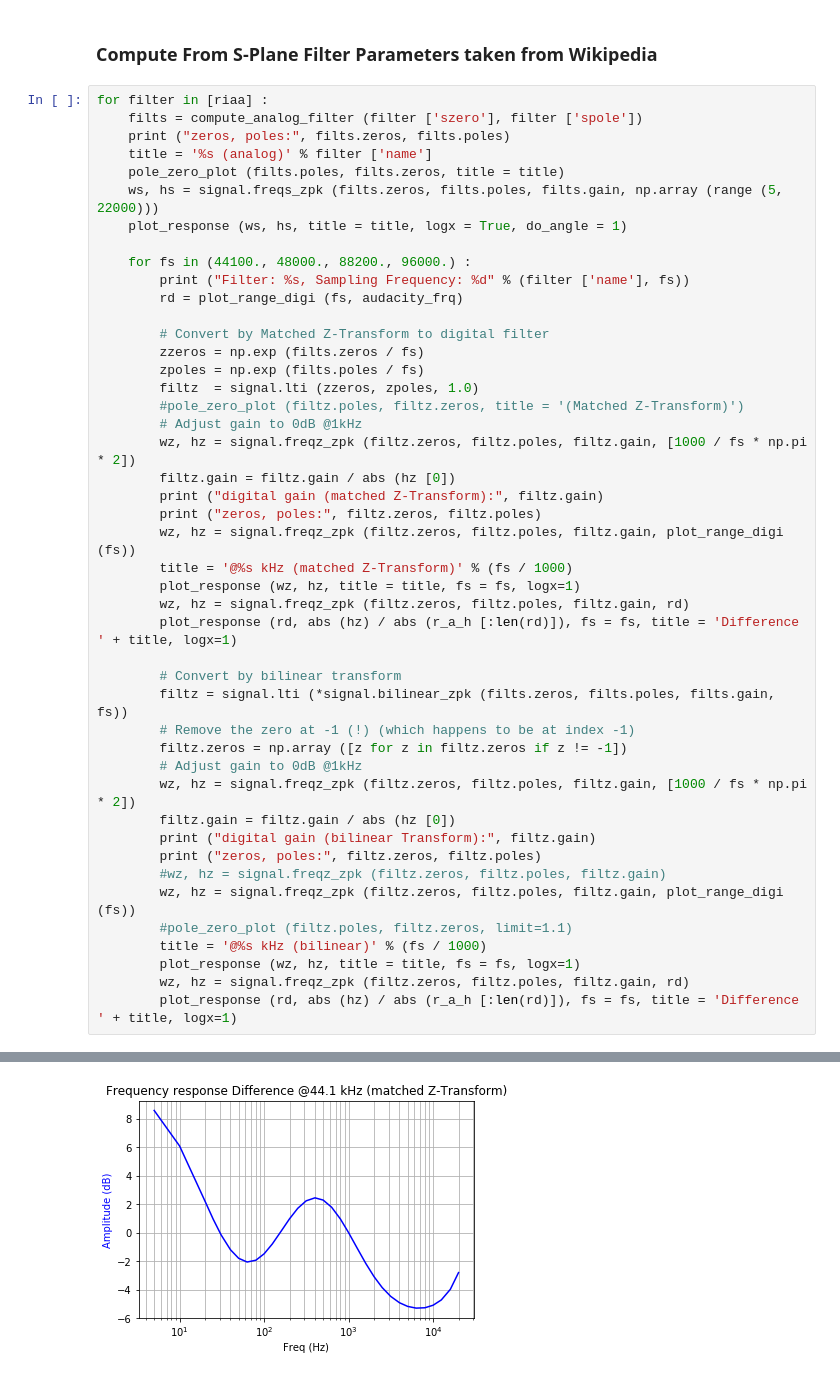
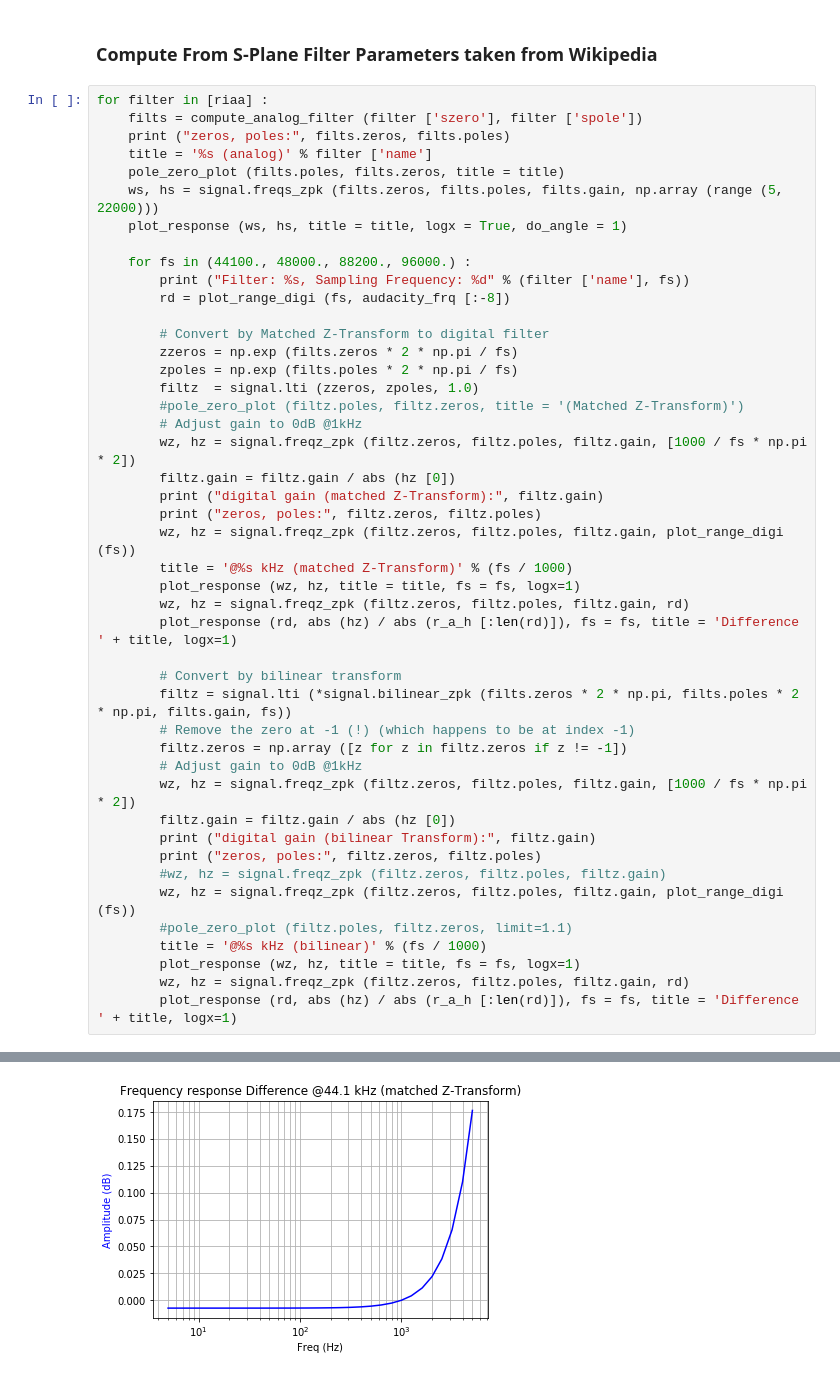
Before and after one commit to schlatterbeck/filter-optimizer, a Jupyter notebook: RIAA.ipynb, the cells around one changed output, grey strips where cells are left out. Cells and saved outputs as stored; diff of their text form.

Commit message:
Correction by 2*pi on creation of digi filter

```diff
--- a/RIAA.ipynb
+++ b/RIAA.ipynb
@@ -528,11 +528,11 @@ for filter in [riaa] :
 
     for fs in (44100., 48000., 88200., 96000.) :
         print ("Filter: %s, Sampling Frequency: %d" % (filter ['name'], fs))
-        rd = plot_range_digi (fs, audacity_frq)
+        rd = plot_range_digi (fs, audacity_frq [:-8])
 
         # Convert by Matched Z-Transform to digital filter
-        zzeros = np.exp (filts.zeros / fs)
-        zpoles = np.exp (filts.poles / fs)
+        zzeros = np.exp (filts.zeros * 2 * np.pi / fs)
+        zpoles = np.exp (filts.poles * 2 * np.pi / fs)
         filtz  = signal.lti (zzeros, zpoles, 1.0)
         #pole_zero_plot (filtz.poles, filtz.zeros, title = '(Matched Z-Transform)')
         # Adjust gain to 0dB @1kHz
@@ -547,7 +547,7 @@ for filter in [riaa] :
         plot_response (rd, abs (hz) / abs (r_a_h [:len(rd)]), fs = fs, title = 'Difference ' + title, logx=1)
 
         # Convert by bilinear transform
-        filtz = signal.lti (*signal.bilinear_zpk (filts.zeros, filts.poles, filts.gain, fs))
+        filtz = signal.lti (*signal.bilinear_zpk (filts.zeros * 2 * np.pi, filts.poles * 2 * np.pi, filts.gain, fs))
         # Remove the zero at -1 (!) (which happens to be at index -1)
         filtz.zeros = np.array ([z for z in filtz.zeros if z != -1])
         # Adjust gain to 0dB @1kHz
@@ -573 +573 @@ zeros, poles: [0.98871524] [0.99886575 0.95301998]
-[figure, old version]
+[figure, new version]
```
Also changed, not shown: parts of 1 cell of this notebook.
